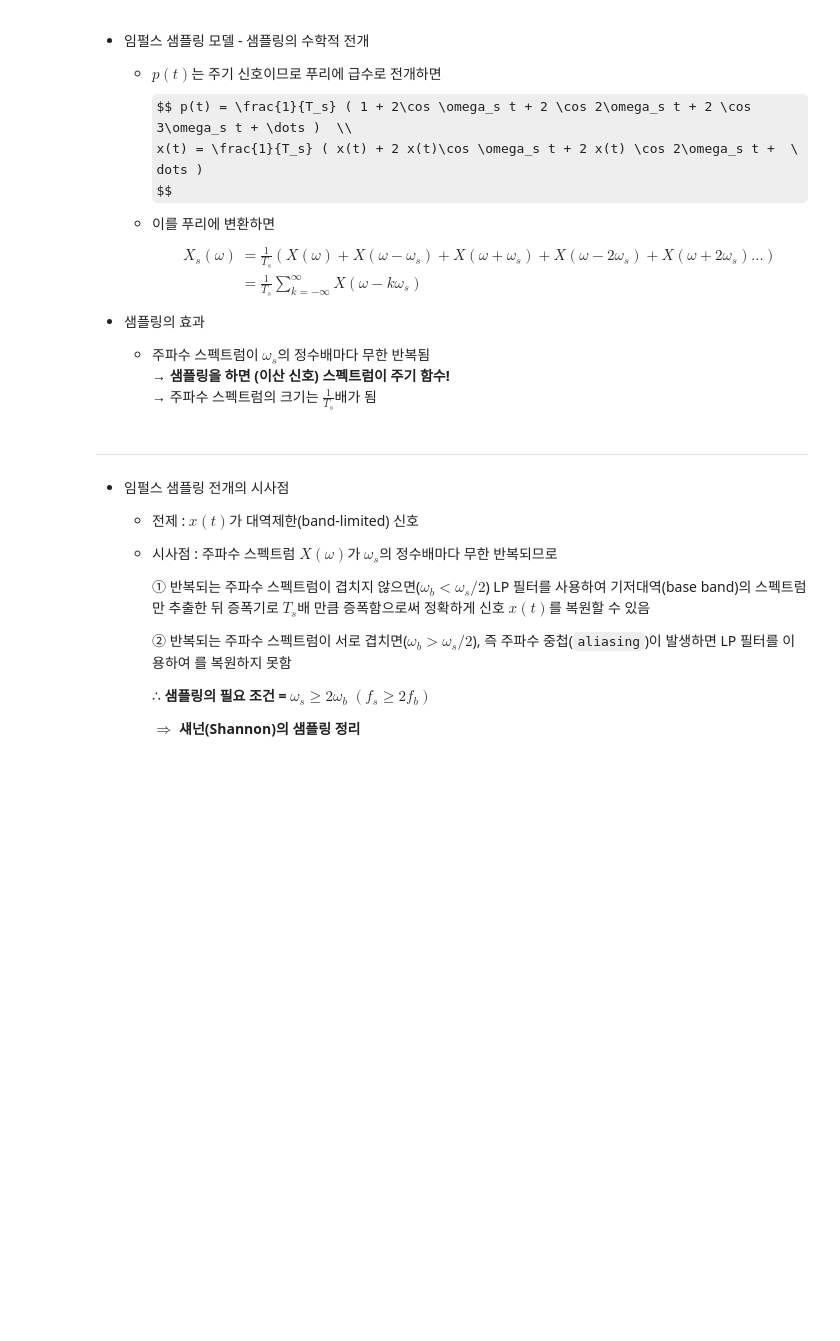
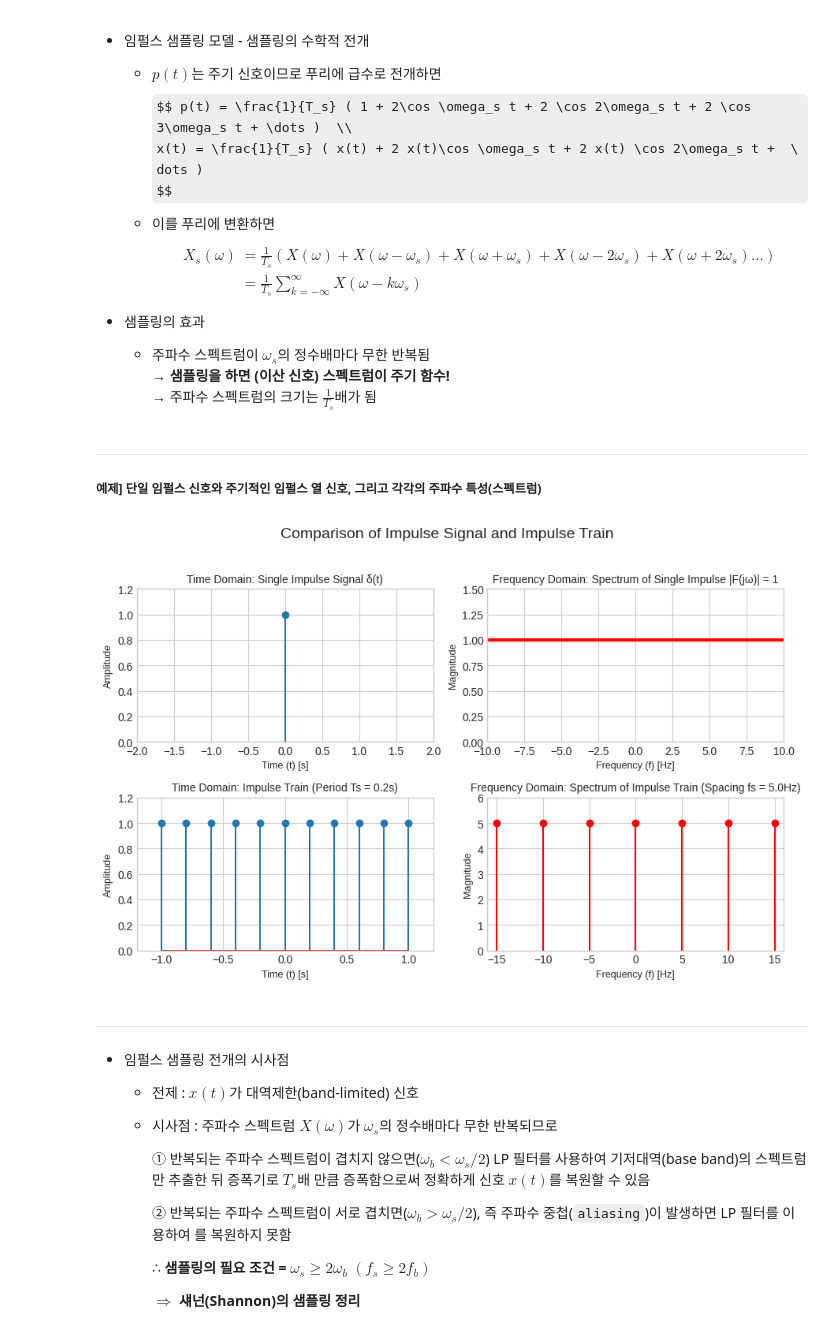
Before and after one commit to jwlee95/DSP_Class2025, a Jupyter notebook: Ch04_연속신호의_디지털처리.ipynb, the cells around one changed output. Cells and saved outputs as stored; diff of their text form; code cells hidden in the pictures; some formulas as TeX source; blank space fills up the shorter version.

```diff
--- a/Ch04_연속신호의_디지털처리.ipynb
+++ b/Ch04_연속신호의_디지털처리.ipynb
@@ -353,6 +353,81 @@ $$
   - 주파수 스펙트럼이 $\omega_s$의 정수배마다 무한 반복됨
   → **샘플링을 하면 (이산 신호) 스펙트럼이 주기 함수!**
   → 주파수 스펙트럼의 크기는 $\frac{1}{T_s}$배가 됨
+# %% [markdown]
+---
+
+##### 예제] 단일 임펄스 신호와 주기적인 임펄스 열 신호, 그리고 각각의 주파수 특성(스펙트럼)
+# %%
+import numpy as np
+import matplotlib.pyplot as plt
+
+# 공통 플롯 스타일 사용
+plt.style.use('seaborn-v0_8-whitegrid')
+
+# 2x2 서브플롯 레이아웃 생성
+fig, ax = plt.subplots(2, 2, figsize=(9, 6))
+fig.suptitle('Comparison of Impulse Signal and Impulse Train', fontsize=14)
+
+
+# --- 1. 단일 임펄스 신호와 그 스펙트럼 ---
+
+# 1-1. 시간 영역: 단일 임펄스 신호
+# 'stem' 함수는 이산 신호를 플롯하는 데 사용됩니다.
+ax[0, 0].stem([0], [1])
+ax[0, 0].set_title('Time Domain: Single Impulse Signal δ(t)', fontsize=10)
+ax[0, 0].set_xlabel('Time (t) [s]', fontsize=9)
+ax[0, 0].set_ylabel('Amplitude', fontsize=9)
+ax[0, 0].set_xlim(-2, 2)
+ax[0, 0].set_ylim(0, 1.2)
+ax[0, 0].grid(True)
+
+# 1-2. 주파수 영역: 단일 임펄스의 스펙트럼
+freq_continuous = np.linspace(-10, 10, 400)
+magnitude_continuous = np.ones_like(freq_continuous)
+ax[0, 1].plot(freq_continuous, magnitude_continuous, 'r', linewidth=3)
+ax[0, 1].set_title('Frequency Domain: Spectrum of Single Impulse |F(jω)| = 1', fontsize=10)
+ax[0, 1].set_xlabel('Frequency (f) [Hz]', fontsize=9)
+ax[0, 1].set_ylabel('Magnitude', fontsize=9)
+ax[0, 1].set_xlim(-10, 10)
+ax[0, 1].set_ylim(0, 1.5)
+ax[0, 1].grid(True)
+
+
+# --- 2. 임펄스 열 신호와 그 스펙트럼 ---
+
+# 파라미터 정의
+Ts = 0.2  # 샘플링 주기 (임펄스 사이의 시간 간격)
+fs = 1 / Ts # 샘플링 주파수 (임펄스 사이의 주파수 간격)
+
+# 2-1. 시간 영역: 임펄스 열 신호
+time_impulses = np.arange(-5 * Ts, 5.1 * Ts, Ts)
+amp_impulses = np.ones_like(time_impulses)
+ax[1, 0].stem(time_impulses, amp_impulses)
+ax[1, 0].set_title(f'Time Domain: Impulse Train (Period Ts = {Ts}s)', fontsize=10)
+ax[1, 0].set_xlabel('Time (t) [s]', fontsize=9)
+ax[1, 0].set_ylabel('Amplitude', fontsize=9)
+ax[1, 0].set_xlim(-1.2, 1.2)
+ax[1, 0].set_ylim(0, 1.2)
+ax[1, 0].grid(True)
+
+# 2-2. 주파수 영역: 임펄스 열의 스펙트럼
+freq_impulses = np.arange(-3 * fs, 3.1 * fs, fs)
+# 주파수 임펄스의 크기는 fs (또는 1/Ts)입니다.
+magnitude_impulses = np.full_like(freq_impulses, fs)
+ax[1, 1].stem(freq_impulses, magnitude_impulses, linefmt='r-', markerfmt='ro', basefmt=' ')
+ax[1, 1].set_title(f'Frequency Domain: Spectrum of Impulse Train (Spacing fs = {fs}Hz)', fontsize=10)
+ax[1, 1].set_xlabel('Frequency (f) [Hz]', fontsize=9)
+ax[1, 1].set_ylabel('Magnitude', fontsize=9)
+ax[1, 1].set_xlim(-16, 16)
+ax[1, 1].set_ylim(0, fs + 1)
+ax[1, 1].grid(True)
+
+
+# 레이블이 겹치지 않도록 레이아웃 조정
+plt.tight_layout(rect=[0, 0, 1, 0.96])
+plt.show()
+# %% [output]
+[figure, added]
 # %% [markdown]
 ---
 - 임펄스 샘플링 전개의 시사점
```
Also changed, not shown: parts of 4 cells of this notebook.
